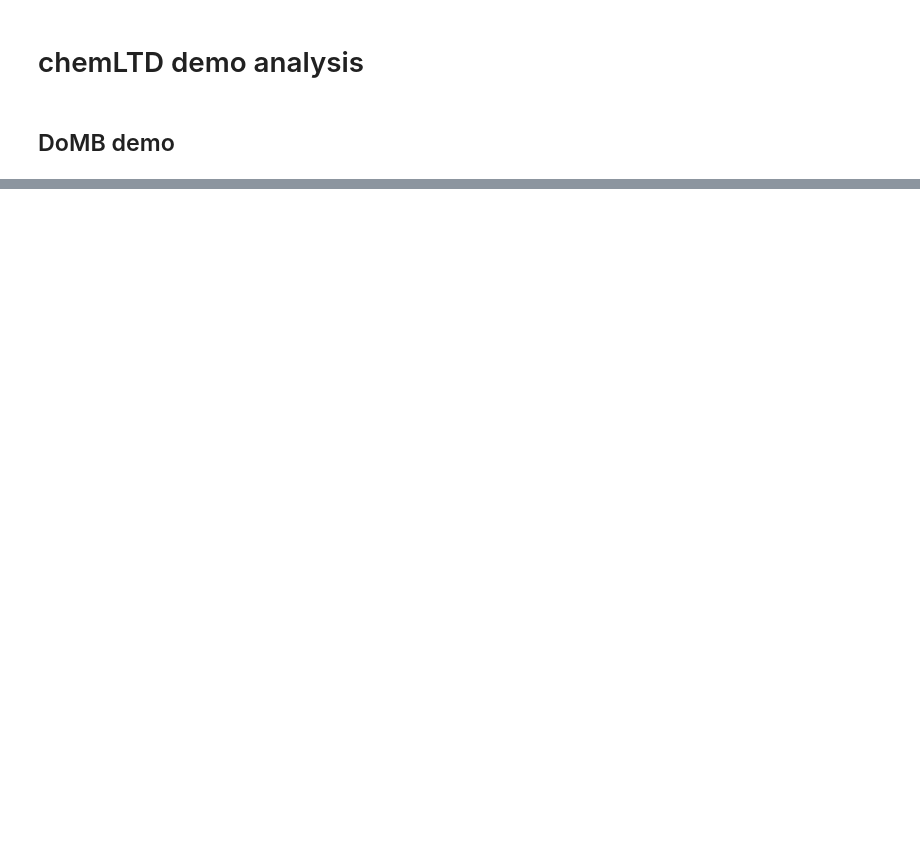
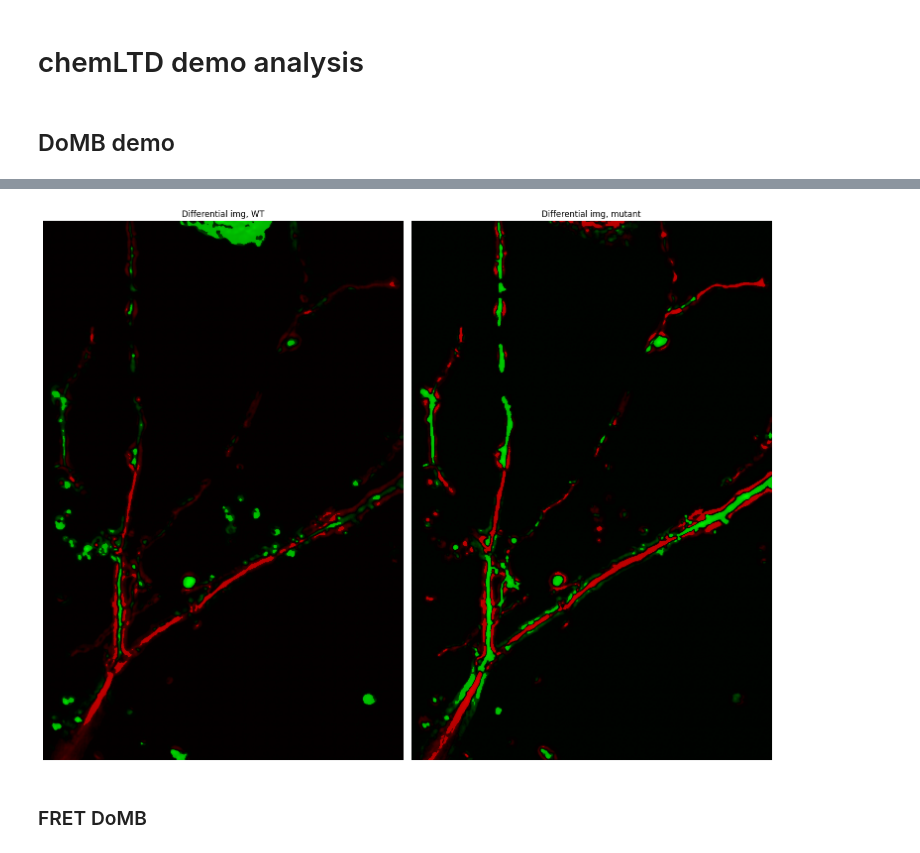
Before and after one commit to wisstock/LTData, a Jupyter notebook: demo.ipynb, the cells around one changed output, grey strips where cells are left out. Cells and saved outputs as stored; diff of their text form; code cells hidden in the pictures; blank space fills up the shorter version.

```diff
--- a/demo.ipynb
+++ b/demo.ipynb
@@ -380,0 +58,6 @@ print(prof_arr.shape)
+# %%
+reg_RG.diff_img_pic()
+# %% [output]
+[figure, added]
+# %% [markdown]
+### FRET DoMB
```
Also changed, not shown: parts of 27 cells of this notebook, 1 other file.
